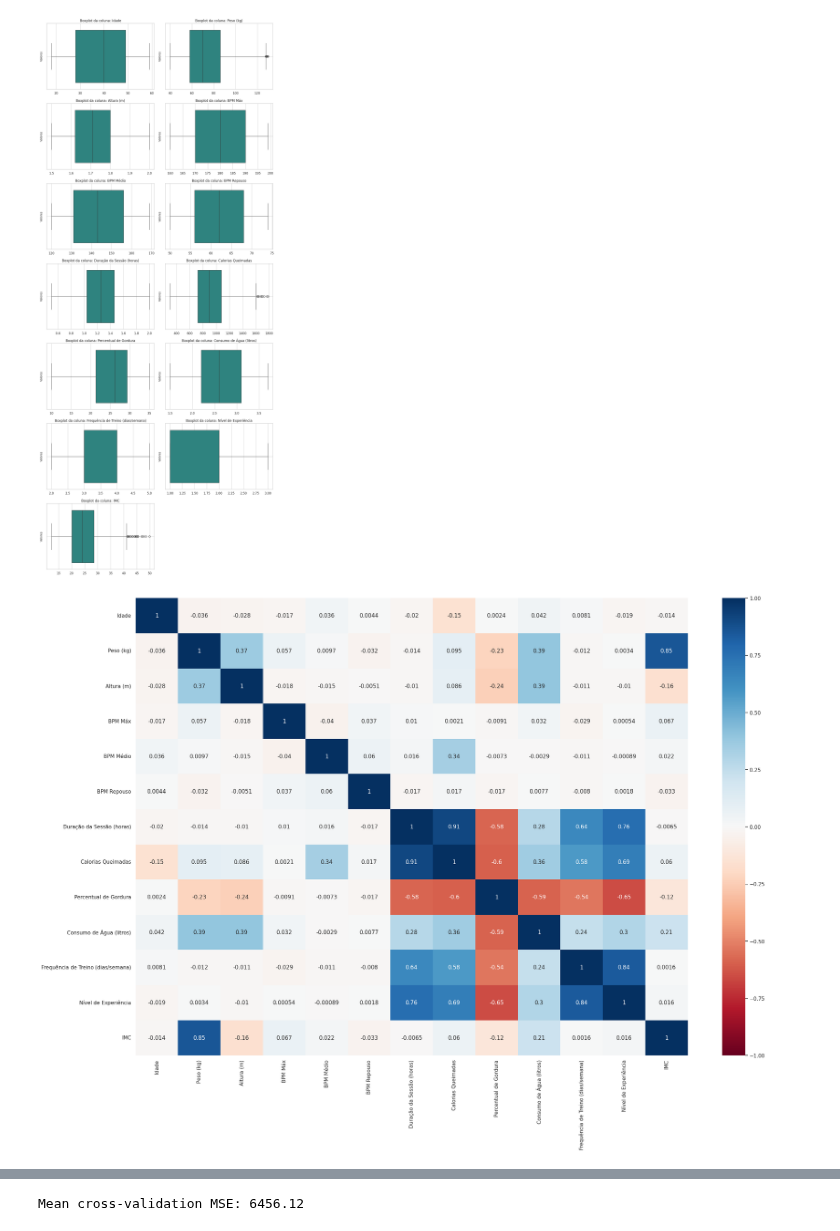
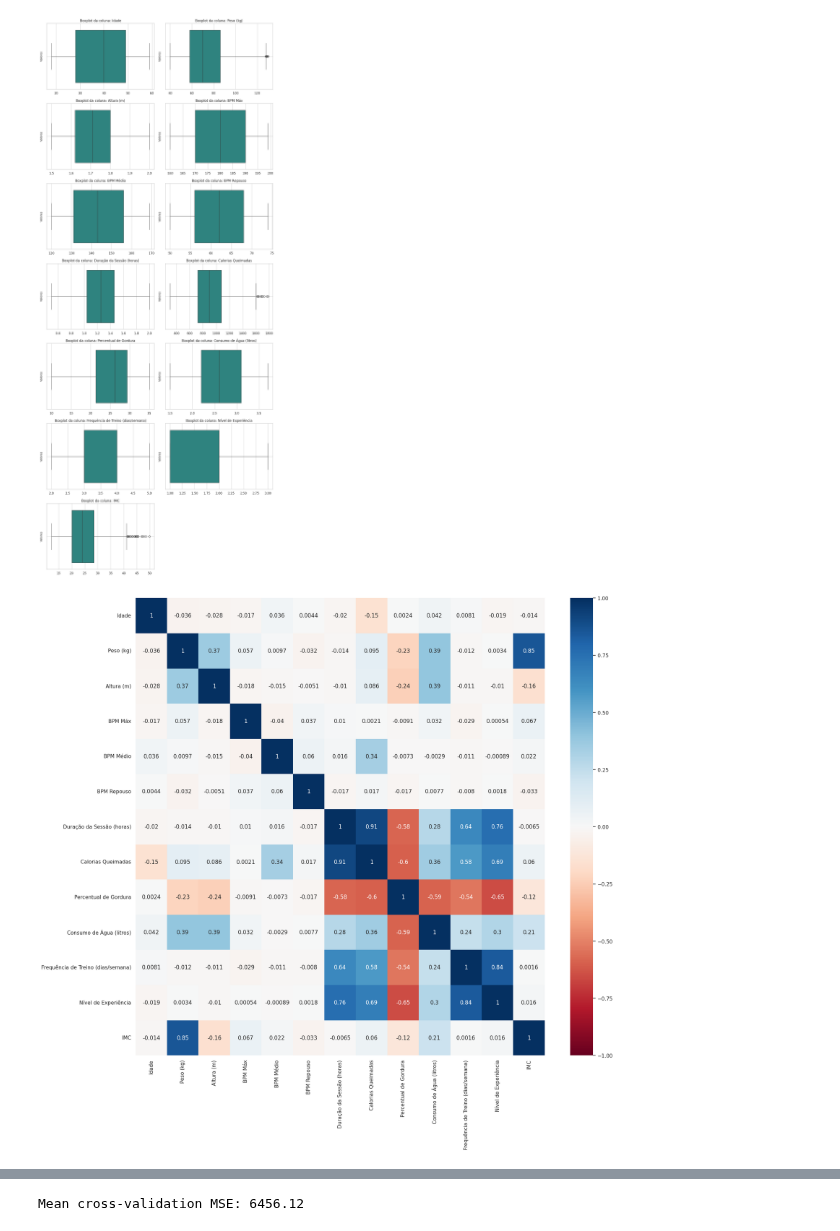
Before and after one commit to MarcelLopes7/Machine-Learning---Analytics, a Jupyter notebook: MVP_Machine_Learning_&_Analytics.ipynb, the cells around one changed output, grey strips where cells are left out. Cells and saved outputs as stored; diff of their text form; code cells hidden in the pictures.

```diff
--- a/MVP_Machine_Learning_&_Analytics.ipynb
+++ b/MVP_Machine_Learning_&_Analytics.ipynb
@@ -315,9 +318,9 @@ boxplots(df_numerico, 2, (12,4))
 [figure]
 # %%
 # Gerando a matriz de correlação de Pearson
-plt.figure(figsize = (27,18))
+plt.figure(figsize = (20,18))
 sns.heatmap(df_numerico.corr(), annot=True, cmap='RdBu', vmin=-1, vmax=1);
 # %% [output]
-[figure, old version]
+[figure, new version]
 # %% [markdown]
 Os dados são divididos em bases de treino e teste. Foi escolhida uma divisão da base de dados em 80% para treino e 20% para teste.
```
Also changed, not shown: parts of 6 cells of this notebook.
